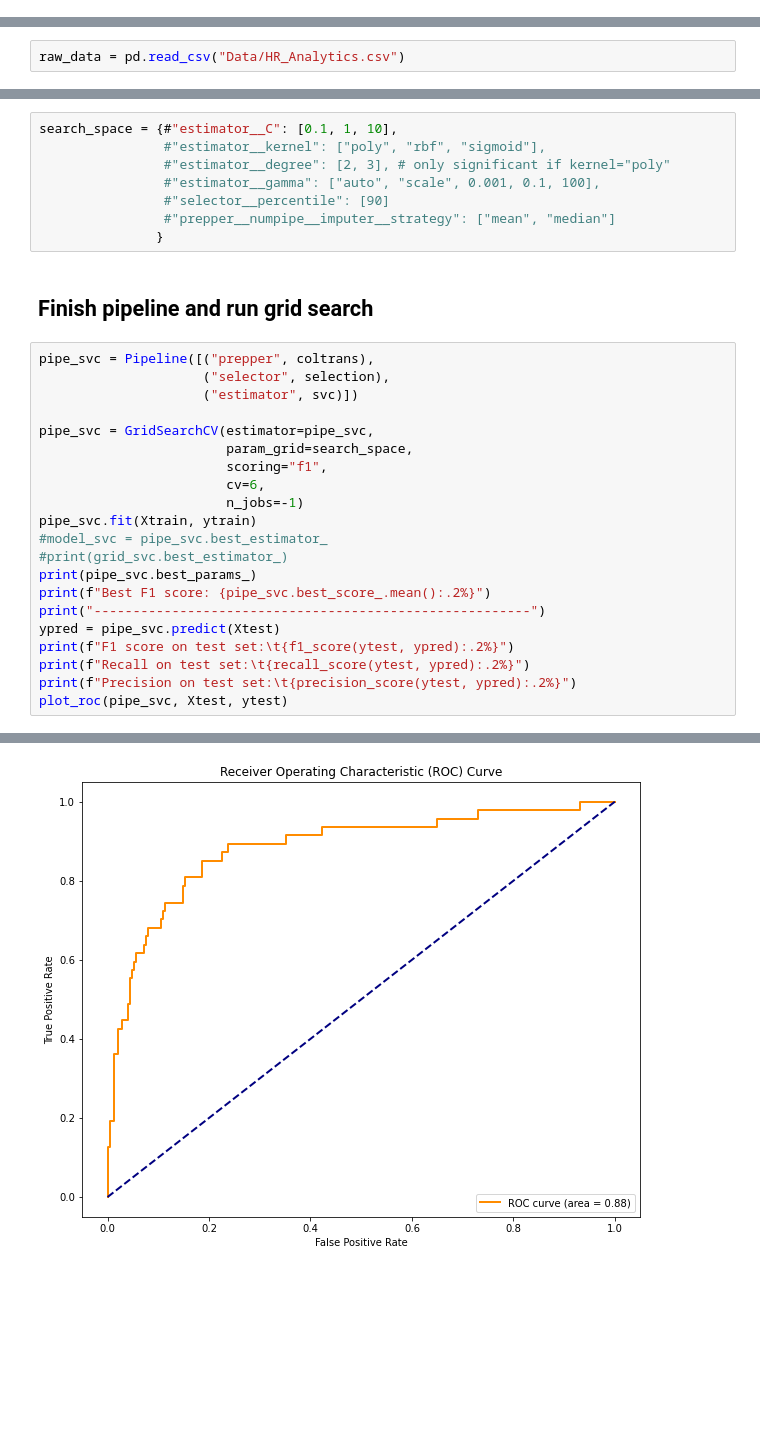
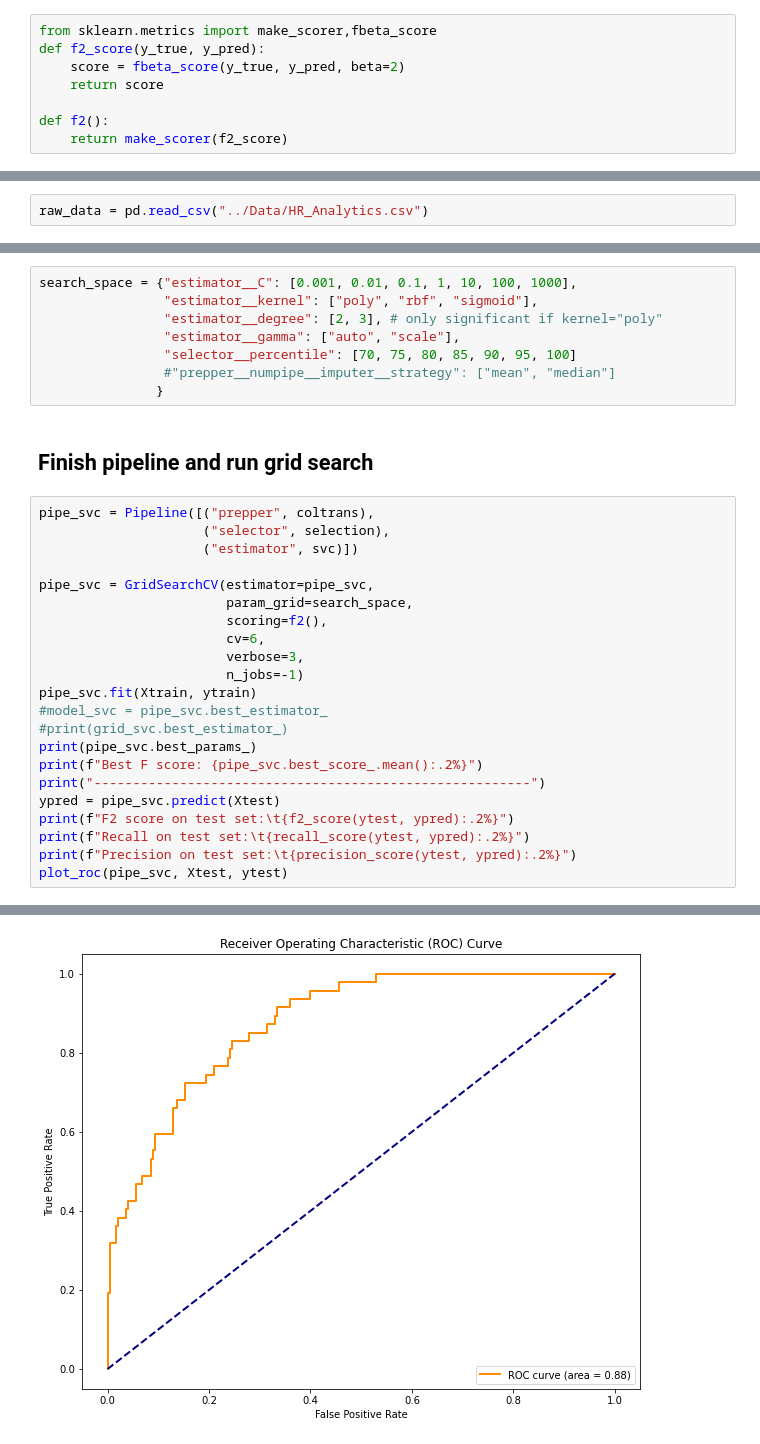
Before and after one commit to christianroden/Portfolinoes, a Jupyter notebook: Notebooks/CR_SVC.ipynb, the cells around one changed output, grey strips where cells are left out. Drawn from its saved outputs; the diff is of its cells as text; blank space fills up the shorter version.

Commit message:
added f2 metric to CR_SVC.ipynb

```diff
--- a/Notebooks/CR_SVC.ipynb
+++ b/Notebooks/CR_SVC.ipynb
@@ -42,7 +44,15 @@ def plot_roc(pipe, Xtest, ytest):
+# %%
+from sklearn.metrics import make_scorer,fbeta_score
+def f2_score(y_true, y_pred):
+    score = fbeta_score(y_true, y_pred, beta=2)
+    return score
+
+def f2():
+    return make_scorer(f2_score)
 # %% [markdown]
 ## Load, clean and split the data
 # %%
-raw_data = pd.read_csv("Data/HR_Analytics.csv")
+raw_data = pd.read_csv("../Data/HR_Analytics.csv")
 # %%
 # Assign columns to column groups
 catcols = ["AgeGroup", "SalarySlab", "Department", "EducationField", "JobRole", "MaritalStatus"]
@@ -126,11 +118,11 @@ svc = SVC(C=1,
 # %% [markdown]
 ## Set search space
 # %%
-search_space = {#"estimator__C": [0.1, 1, 10],
-                #"estimator__kernel": ["poly", "rbf", "sigmoid"],
-                #"estimator__degree": [2, 3], # only significant if kernel="poly"
-                #"estimator__gamma": ["auto", "scale", 0.001, 0.1, 100],
-                #"selector__percentile": [90]
+search_space = {"estimator__C": [0.001, 0.01, 0.1, 1, 10, 100, 1000],
+                "estimator__kernel": ["poly", "rbf", "sigmoid"],
+                "estimator__degree": [2, 3], # only significant if kernel="poly"
+                "estimator__gamma": ["auto", "scale"],
+                "selector__percentile": [70, 75, 80, 85, 90, 95, 100]
                 #"prepper__numpipe__imputer__strategy": ["mean", "median"]
                }
 # %% [markdown]
@@ -142,17 +134,18 @@ pipe_svc = Pipeline([("prepper", coltrans),
 
 pipe_svc = GridSearchCV(estimator=pipe_svc,
                         param_grid=search_space,
-                        scoring="f1",
+                        scoring=f2(),
                         cv=6,
+                        verbose=3,
                         n_jobs=-1)
 pipe_svc.fit(Xtrain, ytrain)
 #model_svc = pipe_svc.best_estimator_
 #print(grid_svc.best_estimator_)
 print(pipe_svc.best_params_)
-print(f"Best F1 score: {pipe_svc.best_score_.mean():.2%}")
+print(f"Best F score: {pipe_svc.best_score_.mean():.2%}")
 print("--------------------------------------------------------")
 ypred = pipe_svc.predict(Xtest)
-print(f"F1 score on test set:\t{f1_score(ytest, ypred):.2%}")
+print(f"F2 score on test set:\t{f2_score(ytest, ypred):.2%}")
 print(f"Recall on test set:\t{recall_score(ytest, ypred):.2%}")
 print(f"Precision on test set:\t{precision_score(ytest, ypred):.2%}")
 plot_roc(pipe_svc, Xtest, ytest)
@@ -166,4 +160,4 @@ Precision on test set:  60.38%
-[figure, old version]
+[figure, new version]
 # %%
 results = pd.DataFrame(pipe_svc.cv_results_).sort_values(by="mean_test_score", ascending=False).head(8)
 results
```
Also changed, not shown: parts of 9 cells of this notebook.
